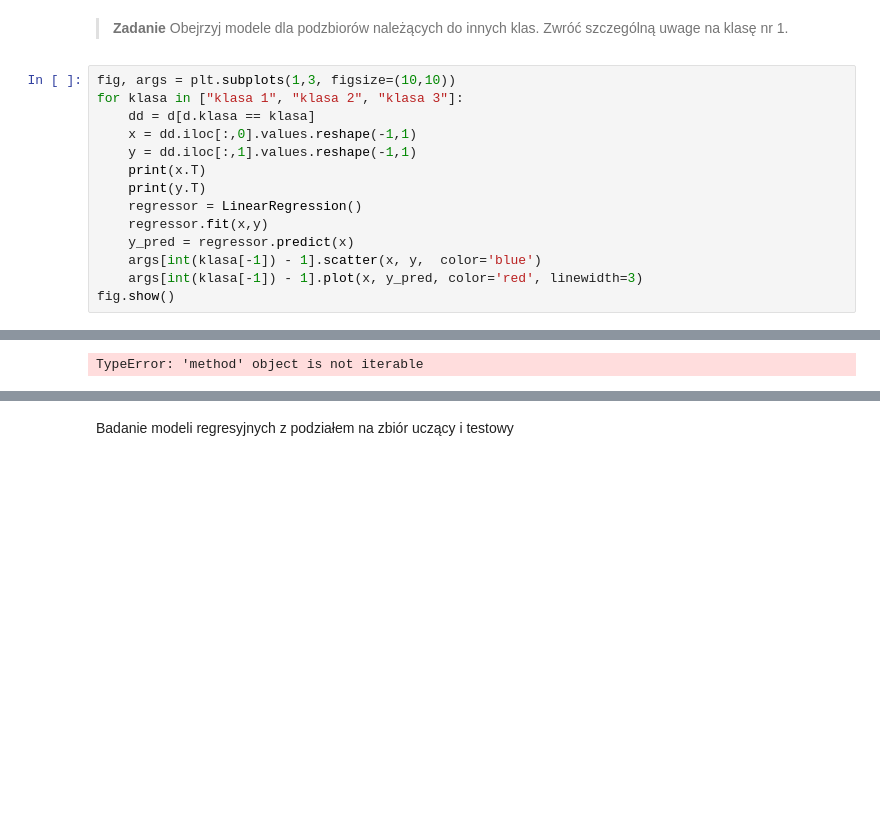
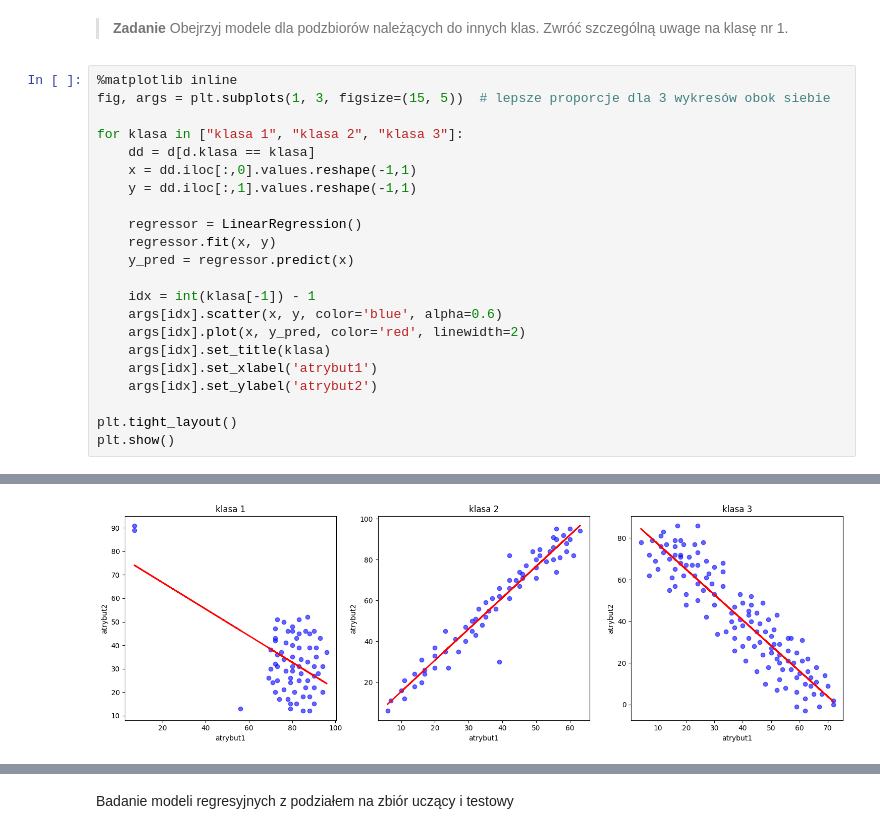
Before and after one commit to Hadidomena/Data-exploration-methods, a Jupyter notebook: MED 3 - Regresja wielomianowa.ipynb, the cells around one changed output, grey strips where cells are left out. Drawn from its saved outputs; the diff is of its cells as text; blank space fills up the shorter version.

```diff
--- a/MED 3 - Regresja wielomianowa.ipynb
+++ b/MED 3 - Regresja wielomianowa.ipynb
@@ -296,17 +296,25 @@ plt.show()
 # %% [markdown]
 > **Zadanie** Obejrzyj modele dla podzbiorów należących do innych klas. Zwróć szczególną uwage na klasę nr 1.
 # %%
-fig, args = plt.subplots(1,3, figsize=(10,10))
+%matplotlib inline
+fig, args = plt.subplots(1, 3, figsize=(15, 5))  # lepsze proporcje dla 3 wykresów obok siebie
+
 for klasa in ["klasa 1", "klasa 2", "klasa 3"]:
     dd = d[d.klasa == klasa]
     x = dd.iloc[:,0].values.reshape(-1,1)
     y = dd.iloc[:,1].values.reshape(-1,1)
-    print(x.T)
-    print(y.T)
+
     regressor = LinearRegression()
-    regressor.fit(x,y)
+    regressor.fit(x, y)
     y_pred = regressor.predict(x)
-    args[int(klasa[-1]) - 1].scatter(x, y,  color='blue')
-    args[int(klasa[-1]) - 1].plot(x, y_pred, color='red', linewidth=3)
-fig.show()
+
+    idx = int(klasa[-1]) - 1
+    args[idx].scatter(x, y, color='blue', alpha=0.6)
+    args[idx].plot(x, y_pred, color='red', linewidth=2)
+    args[idx].set_title(klasa)
+    args[idx].set_xlabel('atrybut1')
+    args[idx].set_ylabel('atrybut2')
+
+plt.tight_layout()
+plt.show()
 # %% [output]
@@ -315 +321 @@ fig.show()
-TypeError: 'method' object is not iterable
+[figure, added]
```
Also changed, not shown: parts of 17 cells of this notebook.
